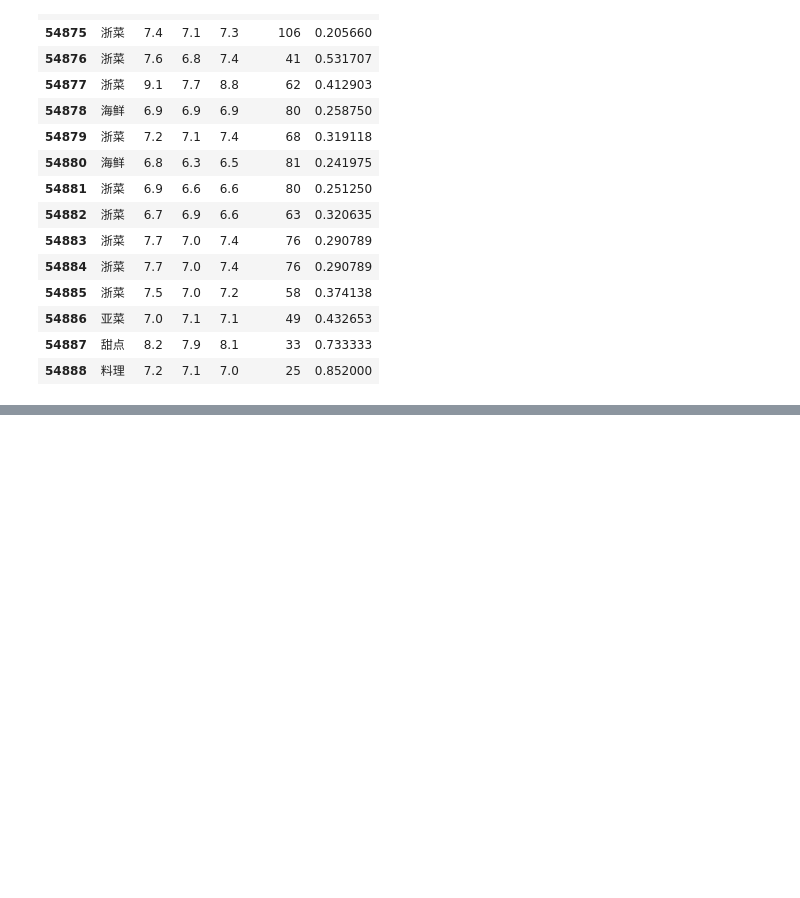
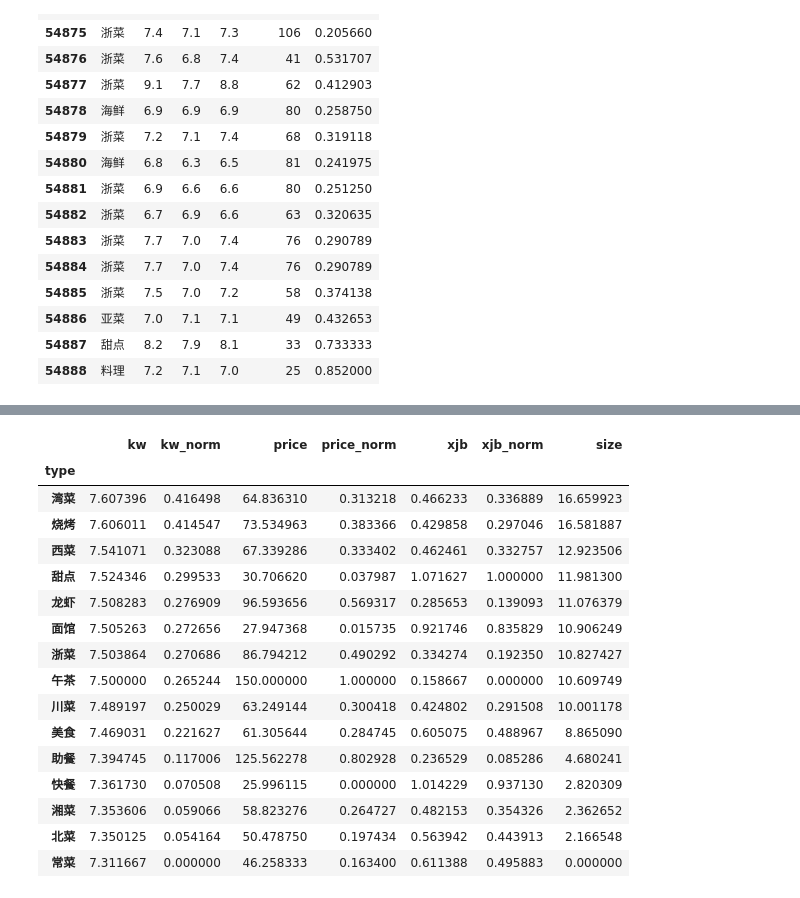
Before and after one commit to xiaoxiaoyao/MyApp, a Jupyter notebook: jupyter_notebook/python数据分析实战-城市餐饮店铺选址问题.ipynb, the cells around one changed output, grey strips where cells are left out. Cells and saved outputs as stored; diff of their text form; code cells hidden in the pictures; blank space fills up the shorter version.

```diff
--- a/jupyter_notebook/python数据分析实战-城市餐饮店铺选址问题.ipynb
+++ b/jupyter_notebook/python数据分析实战-城市餐饮店铺选址问题.ipynb
@@ -121,19 +162,37 @@ data_xjb_score = f2(data_xjb,'性价比')
 # %%
 # 7. 数据合并与绘图前准备
 
 # 经过异常值清洗和标准化处理，数据已经可以进行使用了。接着就是将分开处理的数据再合并在一起，因为存在三组数据，所以应该是两两合并（索引的标签都是餐馆的类型）
 
 data_final_q1 = pd.merge(data_kw_score,data_rj_score,left_index=True,right_index=True)    # 首先合并口味、人均消费指标得分
 data_final_q1 = pd.merge(data_final_q1,data_xjb_score,left_index=True,right_index=True)       # 接着合并性价比指标得分
 
 
 # 使用bokeh绘图之前，需要将columns的数据设置为英文(index这一列的名称也要是英文)，另外设置一下点的大小（size参数）
 
 data_final_q1['size'] = data_final_q1['口味_norm'] * 40  # 添加size字段
 data_final_q1.index.name = 'type'
 data_final_q1.columns = ['kw','kw_norm','price','price_norm','xjb','xjb_norm','size']
 
-data_final_q1.head(15)
+data_final_q1.tail(15) # 查看后15条数据
+# %% [output]
+|  | kw | kw_norm | price | price_norm | xjb | xjb_norm | size |
+| type |  |  |  |  |  |  |  |
+| 湾菜 | 7.607396 | 0.416498 | 64.836310 | 0.313218 | 0.466233 | 0.336889 | 16.659923 |
+| 烧烤 | 7.606011 | 0.414547 | 73.534963 | 0.383366 | 0.429858 | 0.297046 | 16.581887 |
+| 西菜 | 7.541071 | 0.323088 | 67.339286 | 0.333402 | 0.462461 | 0.332757 | 12.923506 |
+| 甜点 | 7.524346 | 0.299533 | 30.706620 | 0.037987 | 1.071627 | 1.000000 | 11.981300 |
+| 龙虾 | 7.508283 | 0.276909 | 96.593656 | 0.569317 | 0.285653 | 0.139093 | 11.076379 |
+| 面馆 | 7.505263 | 0.272656 | 27.947368 | 0.015735 | 0.921746 | 0.835829 | 10.906249 |
+| 浙菜 | 7.503864 | 0.270686 | 86.794212 | 0.490292 | 0.334274 | 0.192350 | 10.827427 |
+| 午茶 | 7.500000 | 0.265244 | 150.000000 | 1.000000 | 0.158667 | 0.000000 | 10.609749 |
+| 川菜 | 7.489197 | 0.250029 | 63.249144 | 0.300418 | 0.424802 | 0.291508 | 10.001178 |
+| 美食 | 7.469031 | 0.221627 | 61.305644 | 0.284745 | 0.605075 | 0.488967 | 8.865090 |
+| 助餐 | 7.394745 | 0.117006 | 125.562278 | 0.802928 | 0.236529 | 0.085286 | 4.680241 |
+| 快餐 | 7.361730 | 0.070508 | 25.996115 | 0.000000 | 1.014229 | 0.937130 | 2.820309 |
+| 湘菜 | 7.353606 | 0.059066 | 58.823276 | 0.264727 | 0.482153 | 0.354326 | 2.362652 |
+| 北菜 | 7.350125 | 0.054164 | 50.478750 | 0.197434 | 0.563942 | 0.443913 | 2.166548 |
+| 常菜 | 7.311667 | 0.000000 | 46.258333 | 0.163400 | 0.611388 | 0.495883 | 0.000000 |
 # %%
 # 8. 出图
 
```
Also changed, not shown: parts of 6 cells of this notebook, 2 other files.
